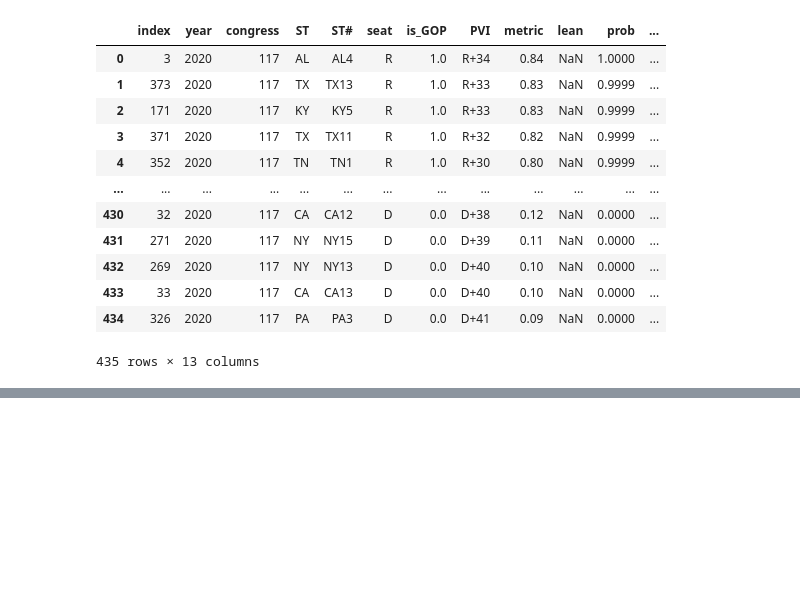
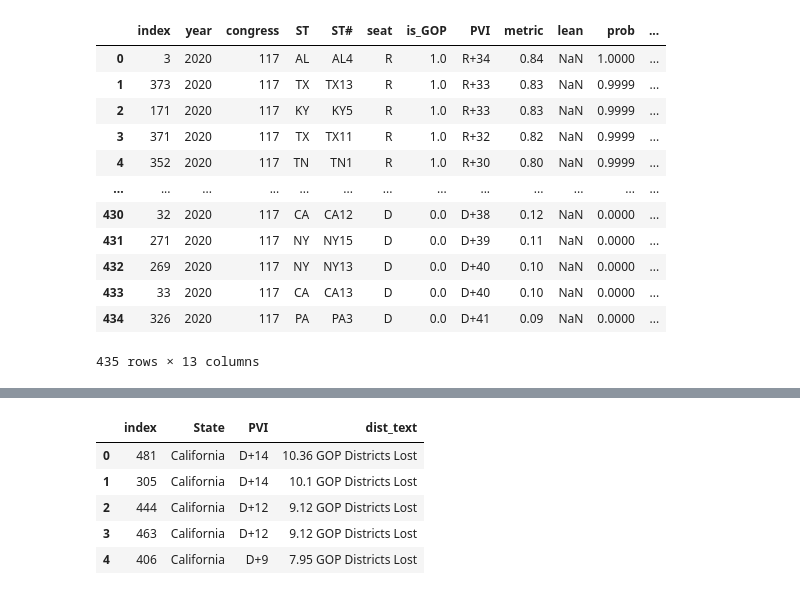
Before and after one commit to xadomatis/redistricting_project, a Jupyter notebook: app_building/app_prework.ipynb, the cells around one changed output, grey strips where cells are left out. Drawn from its saved outputs; the diff is of its cells as text; code cells hidden in the pictures; blank space fills up the shorter version.

Commit message:
All app functionality complete
added actual outcomes and state rankings

```diff
--- a/app_building/app_prework.ipynb
+++ b/app_building/app_prework.ipynb
@@ -270,0 +292,19 @@ alt.Chart(dist).mark_bar().encode(
+# %%
+st["PVI"] = st["PVI"].replace("R+0","EVEN")
+st["dl_abs"] = st["dist_loss"].abs()
+dis_dist = st.sort_values("dl_abs",ascending=False)
+worst_dist = dis_dist[["State","PVI","dist_text"]].reset_index().head(5)
+best_dist = dis_dist[["State","PVI","dist_text"]].reset_index().tail(5)
+st["pl_abs"] = st["porp_loss"].abs()
+dis_porp = st.sort_values("pl_abs",ascending=False)
+worst_porp = dis_porp[["State","PVI","porp_text"]].reset_index().head(5)
+best_porp = dis_porp[["State","PVI","porp_text"]].reset_index().tail(5)
+# %%
+worst_dist
+# %% [output]
+|  | index | State | PVI | dist_text |
+| 0 | 481 | California | D+14 | 10.36 GOP Districts Lost |
+| 1 | 305 | California | D+14 | 10.1 GOP Districts Lost |
+| 2 | 444 | California | D+12 | 9.12 GOP Districts Lost |
+| 3 | 463 | California | D+12 | 9.12 GOP Districts Lost |
+| 4 | 406 | California | D+9 | 7.95 GOP Districts Lost |
```
Also changed, not shown: parts of 3 cells of this notebook, 4 other files.
